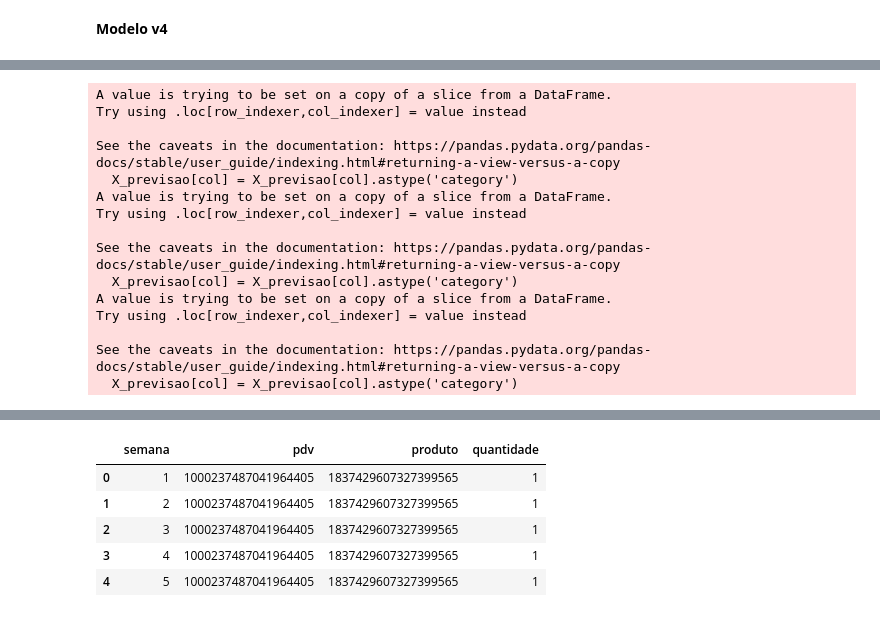
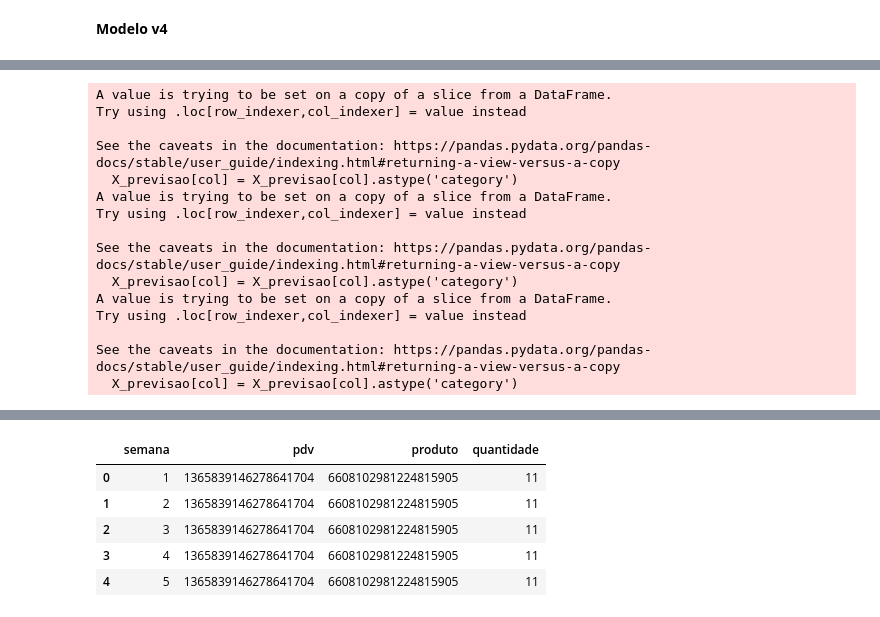
Before and after one commit to gustavokatsuo/Data-Prophets-Big-Data, a Jupyter notebook: notebooks/analise_exploratoria.ipynb, the cells around one changed output, grey strips where cells are left out. Saved outputs shown, nothing was run; the diff lists cells and outputs as text; code cells hidden in the pictures.

Commit message:
Primeira Submissão

```diff
--- a/notebooks/analise_exploratoria.ipynb
+++ b/notebooks/analise_exploratoria.ipynb
@@ -924,84 +926,74 @@ O NOVO WMAPE (v4) com regularização é: 46.44%
 # Ignora os avisos futuros do pandas para um output mais limpo
 warnings.simplefilter(action='ignore', category=FutureWarning)
 
-print("INICIANDO PROCESSO COMPLETO DE SUBMISSÃO...")
+print("INICIANDO PROCESSO FINAL DE SUBMISSÃO (COM FILTRO DE VOLUME)...")
 
 try:
     if 'df_completo' not in locals():
-        raise NameError("ERRO: DataFrame 'df_completo' não encontrado. Por favor, execute a célula de carregamento de dados primeiro.")
+        raise NameError("ERRO: DataFrame 'df_completo' não encontrado.")
 
     # ======================================================================
-    # ETAPA 1: LIMPEZA E ENGENHARIA DE FEATURES
+    # ETAPA 0: ENCONTRAR OS CAMPEÕES DE VENDA
     # ======================================================================
-    print("\nEtapa 1: Limpeza e Engenharia de Features...")
+    print("\nEtapa 0: Identificando as combinações de (pdv, produto) mais importantes...")
+    # Usamos o df_completo para ter a visão do ano inteiro
+    vendas_totais_por_combinacao = df_completo.groupby(['pdv', 'produto'])['quantity'].sum()
 
-    # Limpeza do Outlier
-    vendas_semanais_bruto = df_completo['quantity'].resample('W').sum()
-    data_do_pico = vendas_semanais_bruto.idxmax()
-    inicio_semana_anomala = data_do_pico - pd.Timedelta(days=6)
-    fim_semana_anomala = data_do_pico
+    # Selecionamos as Top 250,000 combinações
+    top_combinacoes = vendas_totais_por_combinacao.nlargest(250000).reset_index()[['pdv', 'produto']]
+    print(f"Top {len(top_combinacoes)} combinações de (pdv, produto) selecionadas.")
+
+    # ======================================================================
+    # ETAPAS 1 & 2: FEATURE ENGINEERING E TREINAMENTO
+    # ======================================================================
+    print("\nEtapa 1 e 2: Feature Engineering e Treinamento do Modelo...")
+
     df_limpo = df_completo[(df_completo.index < inicio_semana_anomala) | (df_completo.index > fim_semana_anomala)].copy()
-
-    # Engenharia de Features
     df_semanal = df_limpo.reset_index().groupby(['semana_do_ano', 'pdv', 'produto']).agg(quantity_total=('quantity', 'sum')).reset_index()
     df_semanal.sort_values(by=['pdv', 'produto', 'semana_do_ano'], inplace=True)
     grouped = df_semanal.groupby(['pdv', 'produto'])['quantity_total']
     df_semanal['lag_1_semana'] = grouped.shift(1)
     df_semanal['media_movel_4_semanas'] = grouped.transform(lambda x: x.rolling(4, min_periods=1).mean().shift(1))
-
     features_produto = df_limpo[['produto', 'categoria', 'marca']].drop_duplicates(subset=['produto'])
     features_pdv = df_limpo[['pdv', 'categoria_pdv', 'zipcode']].drop_duplicates(subset=['pdv'])
-
     df_modelo = pd.merge(df_semanal, features_produto, on='produto', how='left')
     df_modelo = pd.merge(df_modelo, features_pdv, on='pdv', how='left')
-
     for col in df_modelo.columns:
         if pd.api.types.is_numeric_dtype(df_modelo[col]):
             df_modelo[col].fillna(0, inplace=True)
         else:
             df_modelo[col].fillna('desconhecido', inplace=True)
-
-    print("Etapa 1 concluída.")
-
-    # ======================================================================
-    # ETAPA 2: TREINAR O MODELO
-    # ======================================================================
-    print("\nEtapa 2: Treinando o modelo final...")
     y_treino_final = df_modelo['quantity_total']
     X_treino_final = df_modelo.drop(columns=['quantity_total', 'produto', 'pdv'])
-
     for col in X_treino_final.select_dtypes(include=['object']).columns:
         X_treino_final[col] = X_treino_final[col].astype('category')
-
     modelo_final = lgb.LGBMRegressor(objective='regression_l1', random_state=42)
     modelo_final.fit(X_treino_final, y_treino_final)
     print("Modelo final treinado.")
 
     # ======================================================================
-    # ETAPA 3: PREPARAÇÃO DO DATAFRAME DE SUBMISSÃO
+    # ETAPA 3: PREPARAÇÃO DO DATAFRAME DE SUBMISSÃO (COM FILTRO)
     # ======================================================================
-    print("\nEtapa 3: Criando e tratando o DataFrame de previsão...")
-    combinacoes_unicas = df_modelo[['pdv', 'produto']].drop_duplicates()
+    print("\nEtapa 3: Criando DataFrame de previsão (apenas para as top combinações)...")
     semanas_previsao = pd.DataFrame({'semana_do_ano': [1, 2, 3, 4, 5]})
-    df_previsao = combinacoes_unicas.merge(semanas_previsao, how='cross')
+
+    # Usamos 'top_combinacoes' em vez de todas as combinações
+    df_previsao = top_combinacoes.merge(semanas_previsao, how='cross')
+    print(f"DataFrame de previsão criado com {len(df_previsao)} linhas.")
 
     last_week_data = df_modelo[df_modelo['semana_do_ano'] == 52]
     df_previsao = pd.merge(df_previsao, last_week_data[['pdv', 'produto', 'quantity_total', 'media_movel_4_semanas']], on=['pdv', 'produto'], how='left')
     df_previsao.rename(columns={'quantity_total': 'lag_1_semana'}, inplace=True)
-
     df_previsao = pd.merge(df_previsao, features_produto, on='produto', how='left')
     df_previsao = pd.merge(df_previsao, features_pdv, on='pdv', how='left')
-
     for col in df_previsao.columns:
         if pd.api.types.is_numeric_dtype(df_previsao[col]):
             df_previsao[col].fillna(0, inplace=True)
         else:
             df_previsao[col].fillna('desconhecido', inplace=True)
 
-    print("DataFrame de previsão pronto.")
-
     # ======================================================================
-    # ETAPA 4: PREVISÃO FINAL E GERAÇÃO DO ARQUIVO
+    # ETAPA 4: PREVISÃO FINAL E GERAÇÃO DO ARQUIVO (VERSÃO CORRIGIDA)
     # ======================================================================
     print("\nEtapa 4: Realizando a previsão final...")
     X_previsao = df_previsao[X_treino_final.columns]
@@ -1015,15 +1007,27 @@ try:
         'semana': df_previsao['semana_do_ano'],
         'pdv': df_previsao['pdv'],
         'produto': df_previsao['produto'],
-        'quantidade': previsoes_finais.round().astype(int)
+        'quantidade': previsoes_finais.round()
     })
 
-    nome_do_arquivo = 'submissao_final.parquet'
-    df_submissao.to_parquet(nome_do_arquivo, index=False)
+    print("Removendo linhas com IDs 'desconhecidos' antes de salvar...")
+    # Filtramos para manter apenas as linhas onde 'pdv' E 'produto' NÃO SÃO 'desconhecido'
+    # E garantimos que são numéricos antes de converter
+    df_submissao_final = df_submissao[
+        (pd.to_numeric(df_submissao['pdv'], errors='coerce').notna()) &
+        (pd.to_numeric(df_submissao['produto'], errors='coerce').notna())
+    ].copy()
 
-    print(f"\n✅✅✅ SUCESSO! Arquivo '{nome_do_arquivo}' criado e pronto para submissão. ✅✅✅")
-    display(df_submissao.head())
+    # Agora sim, convertemos as colunas para inteiro, pois só temos números
+    df_submissao_final['pdv'] = df_submissao_final['pdv'].astype(np.int64)
+    df_submissao_final['produto'] = df_submissao_final['produto'].astype(np.int64)
+    df_submissao_final['quantidade'] = df_submissao_final['quantidade'].astype(int)
 
+    nome_do_arquivo = 'submissao_top250k.parquet'
+    df_submissao_final.to_parquet(nome_do_arquivo, index=False)
+
+    print(f"\n✅✅✅ SUCESSO! Arquivo '{nome_do_arquivo}' criado com {len(df_submissao_final)} linhas válidas e pronto. ✅✅✅")
+    display(df_submissao_final.head())
 except Exception as e:
     print(f"⚠️ Ocorreu um erro: {e}")
 # %% [output]
@@ -1066,6 +1072,6 @@ See the caveats in the documentation: https://pandas.pydata.org/pandas-docs/stab
 |  | semana | pdv | produto | quantidade |
-| 0 | 1 | 1000237487041964405 | 1837429607327399565 | 1 |
-| 1 | 2 | 1000237487041964405 | 1837429607327399565 | 1 |
-| 2 | 3 | 1000237487041964405 | 1837429607327399565 | 1 |
-| 3 | 4 | 1000237487041964405 | 1837429607327399565 | 1 |
-| 4 | 5 | 1000237487041964405 | 1837429607327399565 | 1 |
+| 0 | 1 | 1365839146278641704 | 6608102981224815905 | 11 |
+| 1 | 2 | 1365839146278641704 | 6608102981224815905 | 11 |
+| 2 | 3 | 1365839146278641704 | 6608102981224815905 | 11 |
+| 3 | 4 | 1365839146278641704 | 6608102981224815905 | 11 |
+| 4 | 5 | 1365839146278641704 | 6608102981224815905 | 11 |
```
Also changed, not shown: parts of 7 cells of this notebook.
